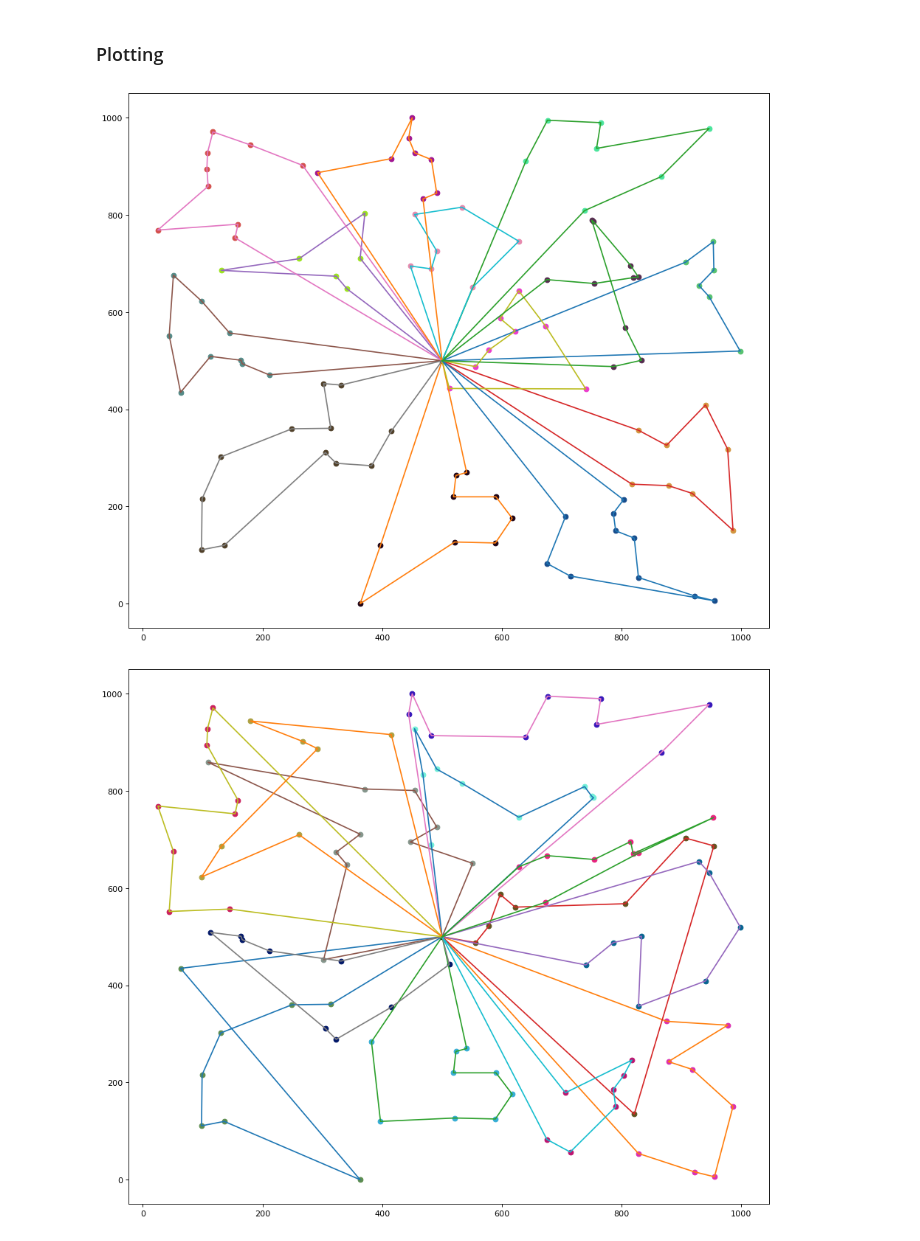
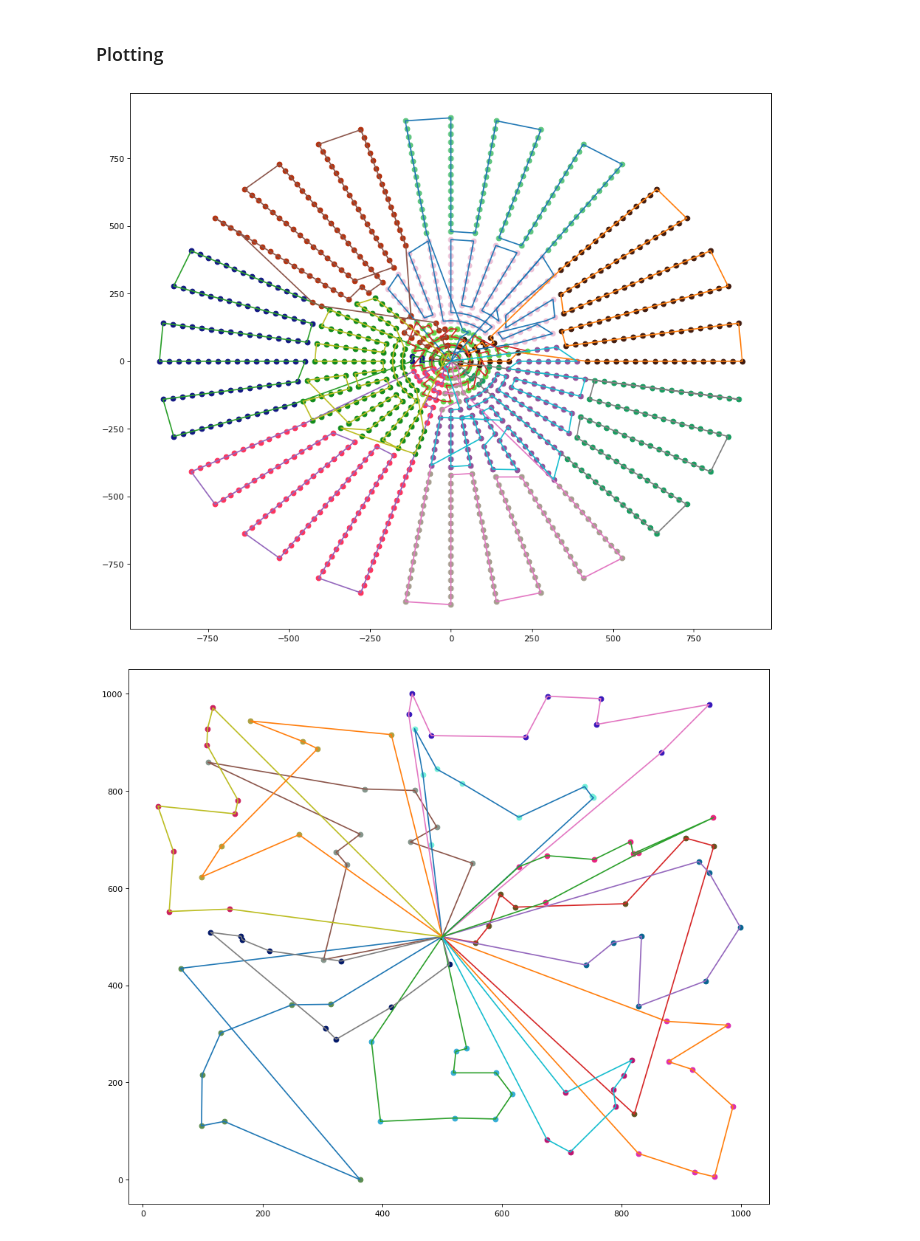
Before and after one commit to PhamHoangBao/vrp, a Jupyter notebook: main.ipynb, the cells around one changed output. Saved outputs shown, nothing was run; the diff lists cells and outputs as text; code cells hidden in the pictures.

```diff
--- a/main.ipynb
+++ b/main.ipynb
@@ -13,9 +14,10 @@ input_path_file = "D:\\Logistic_code\\code\\vrp\\clustering\\fuzzy_c_mean\\data2
 dataframe = pd.read_csv(input_path_file)
 data = dataframe.to_numpy()
 # %%
-vehicle_num = 13
-vehicle_capacity = 66
-depot = np.array([500, 500])
+vehicle_num = 11
+vehicle_capacity = 2500
+depot = np.array([0, 0])
+violation_penalty_value = 1500
 # %%
 def processing(path: np.ndarray):
     start_index = np.where(path == -1)[0][0]
@@ -73,6 +56,7 @@ array([[ 740.        ,  442.        ,    8.        ,    8.        ,
 # %%
 fuzzy_tsp_record = ""
 fuzzy_total_cost = 0
+fuzzy_total_cost_with_violation = 0
 fuzzy_best_ant_paths = []
 for i in range(len(fuzzy_cluster_center)):
     element = np.where(fuzzy_distance_data[:, 3] == i) ## Get index of all points belong to cluster
@@ -81,17 +65,27 @@ for i in range(len(fuzzy_cluster_center)):
     space_with_depot = np.append(space, [depot], axis=0)
 
     best_ant_path, best_fitness = run_ahaco(space_with_depot)
+    # print(f"Route {i} : {best_ant_path} --- {city_index[best_ant_path]}")
+
     best_ant_path_without_depot = processing(city_index[best_ant_path])
 
     fuzzy_best_ant_paths.append(
             best_ant_path_without_depot
         )
+
+    violation_rate, best_fitness_with_violation_rate = process_violation(data=fuzzy_distance_data,
+                    capacity=vehicle_capacity,
+                    fitness=best_fitness,
+                    index=i,
+                    penalty_value=violation_penalty_value)
     fuzzy_total_cost = fuzzy_total_cost + best_fitness
-    fuzzy_tsp_record = fuzzy_tsp_record + f"Route {i}: " + str(best_ant_path_without_depot).replace(' [', '').replace('[', '').replace(']', '') + "\n"
+    fuzzy_total_cost_with_violation = fuzzy_total_cost_with_violation + best_fitness_with_violation_rate
+    fuzzy_tsp_record = fuzzy_tsp_record + f"Route {i}: " + str(best_ant_path_without_depot).replace(' [', '').replace('[', '').replace(']', '') + f" Violation rate: {(violation_rate * 100):.2f}%" +"\n"
     pass
-fuzzy_tsp_record = fuzzy_tsp_record + f"Total cost : {fuzzy_total_cost:.2f}"
+fuzzy_tsp_record = fuzzy_tsp_record + f"Total cost : {fuzzy_total_cost:.2f}" + "\n"
+fuzzy_tsp_record = fuzzy_tsp_record + f"Total cost with violation : {fuzzy_total_cost_with_violation:.2f}"
 # %%
-fuzzy_sol_data_file = "D:\\Logistic_code\\code\\vrp\\clustering\\fuzzy_c_mean\\abc.txt"
+fuzzy_sol_data_file = "data\Big_Dataset\Li_32\Li-32_output_new.txt"
 with open(fuzzy_sol_data_file, 'w') as f:
     f.write(fuzzy_tsp_record)
 # %%
@@ -142,6 +134,7 @@ Iteration 499
 # %%
 kmean_tsp_record = ""
 kmean_total_cost = 0
+kmean_total_cost_with_violation = 0
 kmean_best_ant_paths = []
 for i in range(len(kmean_cluster_center)):
     element = np.where(kmean_distance_data[:, 3] == i) ## Get index of all points belong to cluster
@@ -154,10 +147,18 @@ for i in range(len(kmean_cluster_center)):
     kmean_best_ant_paths.append(
             best_ant_path_without_depot
         )
+
+    violation_rate, best_fitness_with_violation_rate = process_violation(data=kmean_distance_data,
+                    capacity=vehicle_capacity,
+                    fitness=best_fitness,
+                    index=i,
+                    penalty_value=violation_penalty_value)
     kmean_total_cost = kmean_total_cost + best_fitness
-    kmean_tsp_record = kmean_tsp_record + f"Route {i}: " + str(best_ant_path_without_depot).replace(' [', '').replace('[', '').replace(']', '') + "\n"
+    kmean_total_cost_with_violation = kmean_total_cost_with_violation + best_fitness_with_violation_rate
+    kmean_tsp_record = kmean_tsp_record + f"Route {i}: " + str(best_ant_path_without_depot).replace(' [', '').replace('[', '').replace(']', '') + f" Violation rate: {(violation_rate * 100):.2f}%" + "\n"
     # pass
-kmean_tsp_record = kmean_tsp_record + f"Total cost : {kmean_total_cost:.2f}"
+kmean_tsp_record = kmean_tsp_record + f"Total cost : {kmean_total_cost:.2f}" + "\n"
+kmean_tsp_record = kmean_tsp_record + f"Total cost with violation : {kmean_total_cost_with_violation:.2f}"
 # %%
 kmean_sol_data_file = "clustering\\fuzzy_c_mean\\kmean_data2.txt"
 with open(kmean_sol_data_file, 'w') as f:
@@ -218,9 +217,9 @@ def plot_points(centroid : np.ndarray, distance_data : np.ndarray, best_ant_path
         plt.plot(np.concatenate((np.array([depot[0]]), distance_data[best_ant_paths[i]][:,0], np.array([depot[0]])), axis=0),
                 np.concatenate((np.array([depot[1]]), distance_data[best_ant_paths[i]][:,1], np.array([depot[1]])), axis=0))
 # %%
-plot_points(fuzzy_cluster_center, fuzzy_distance_data, fuzzy_best_ant_paths, depot)
+plot_points(fuzzy_cluster_center[:,1:3], fuzzy_distance_data, fuzzy_best_ant_paths, depot)
 # %% [output]
-[figure, old version]
+[figure, new version]
 # %%
 plot_points(kmean_cluster_center, kmean_distance_data, kmean_best_ant_paths, depot)
 # %% [output]
```
Also changed, not shown: parts of 9 cells of this notebook, 9 other files.
